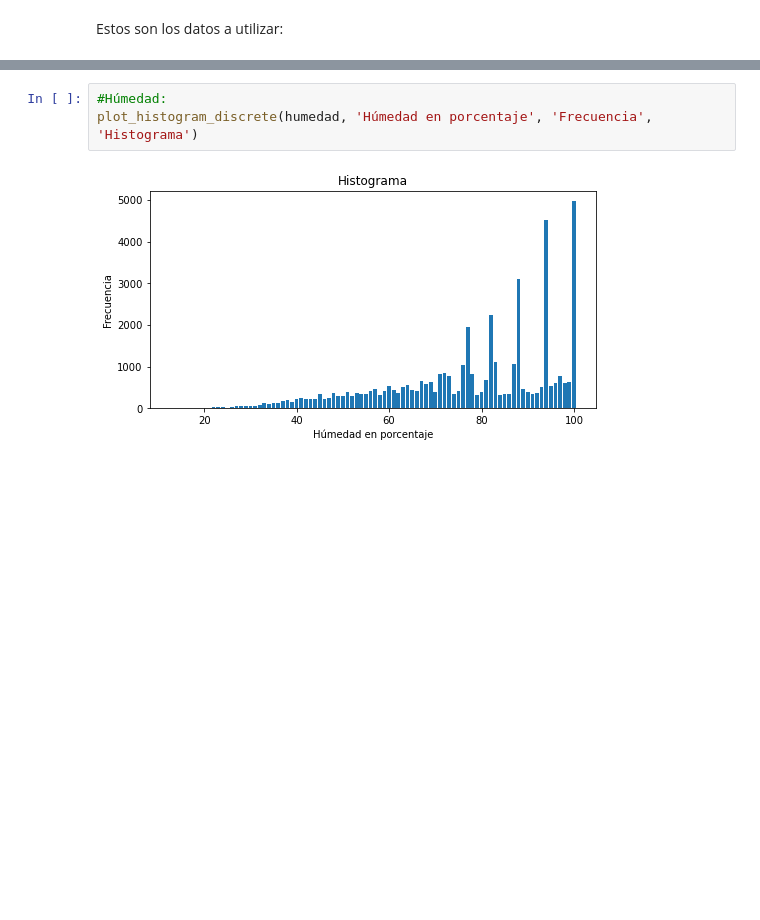
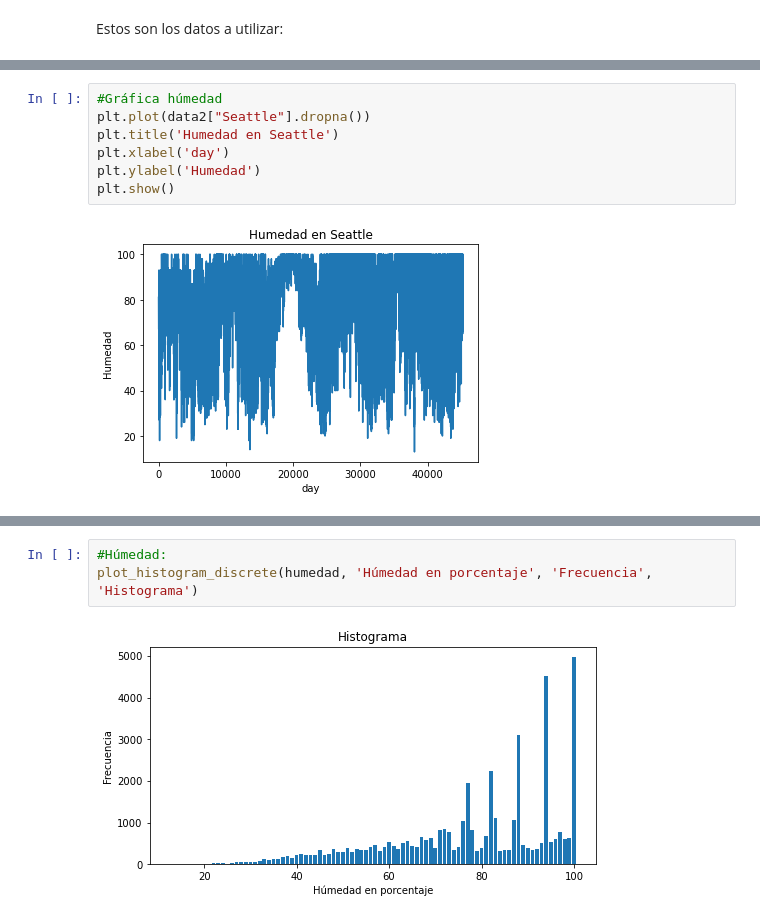
Before and after one commit to PintorOD1997/ProyectoConjunto_LandaverdeI_PintorD, a Jupyter notebook: ProyectoModulo1_OchoaD_MercadoI.ipynb, the cells around one changed output, grey strips where cells are left out. Cells and saved outputs as stored; diff of their text form; blank space fills up the shorter version.

```diff
--- a/ProyectoModulo1_OchoaD_MercadoI.ipynb
+++ b/ProyectoModulo1_OchoaD_MercadoI.ipynb
@@ -152 +169,10 @@ data2.sample(2)
 2 rows × 37 columns
+# %%
+#Gráfica húmedad
+plt.plot(data2["Seattle"].dropna())
+plt.title('Humedad en Seattle')
+plt.xlabel('day')
+plt.ylabel('Humedad')
+plt.show()
+# %% [output]
+[figure, added]
```
Also changed, not shown: parts of 54 cells of this notebook.
